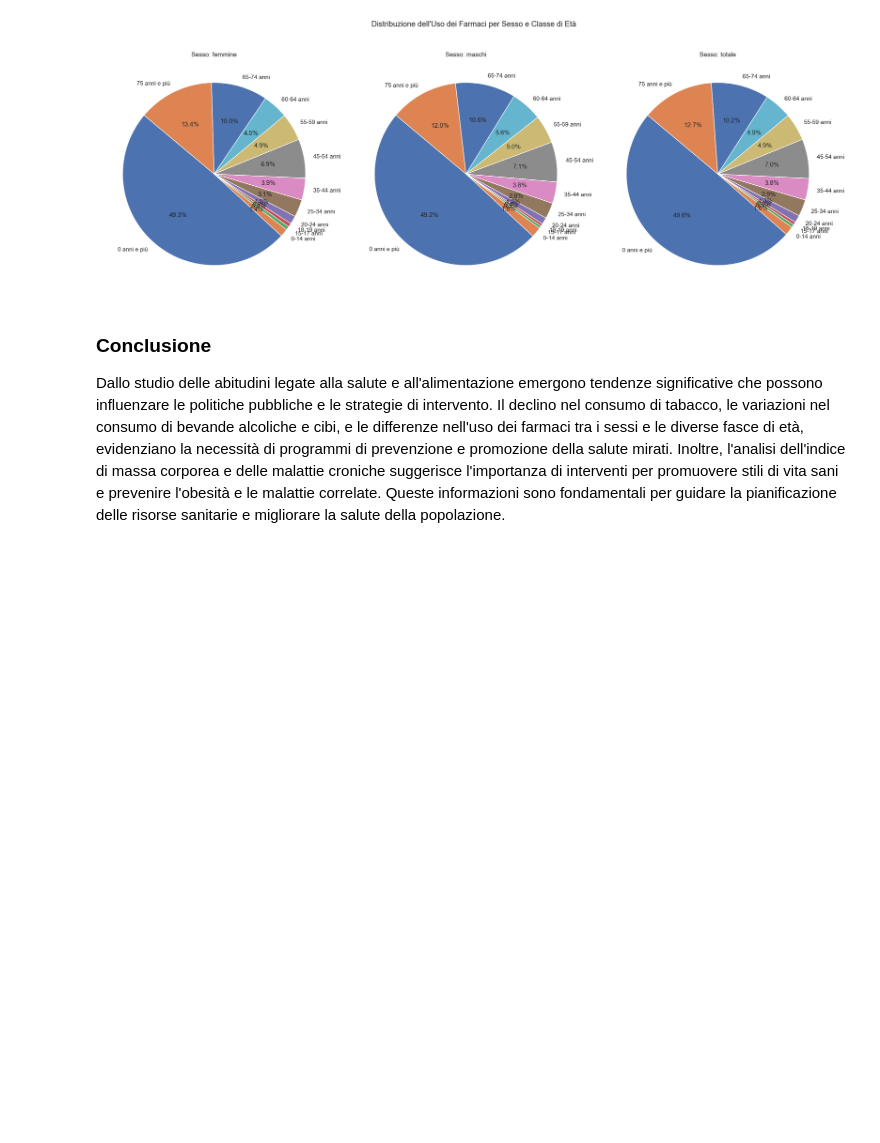
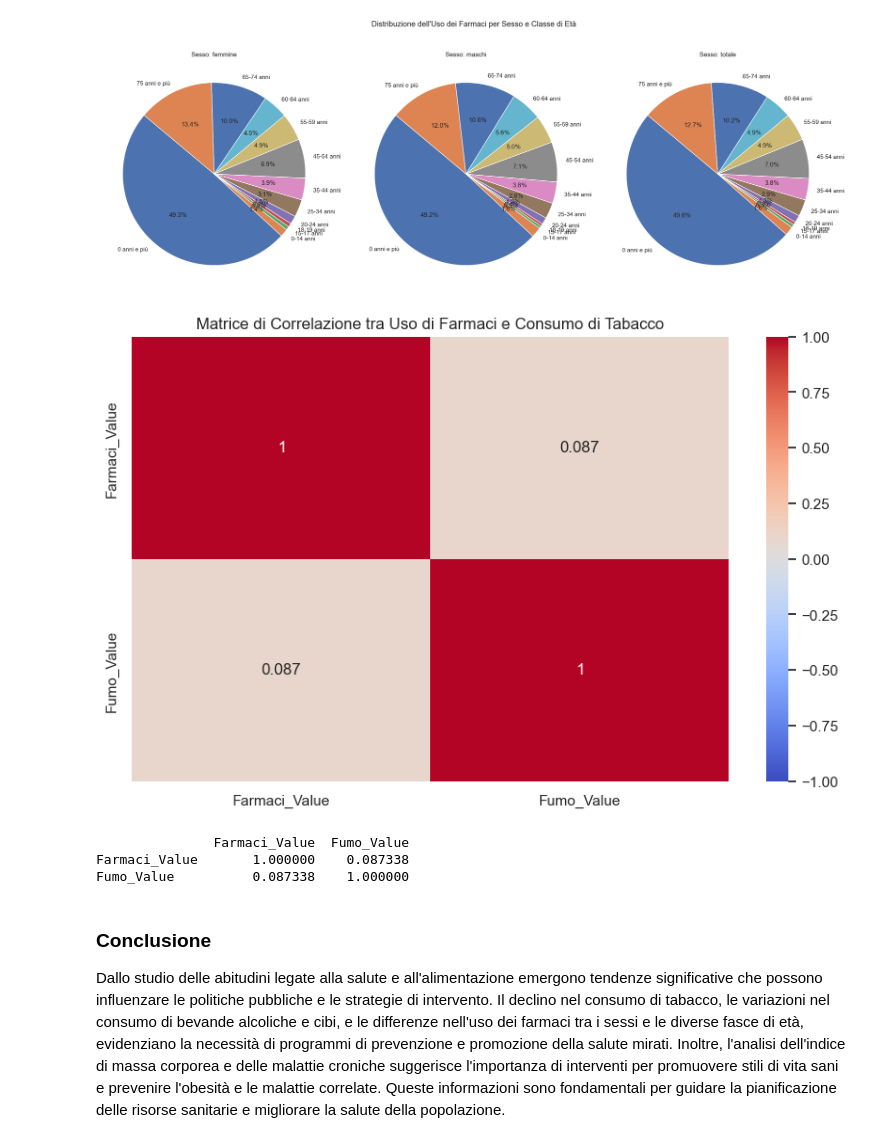
Before and after one commit to Umberto194/analisi-salute-alimentazione-2024, a Jupyter notebook: analisys.ipynb, the cells around one changed output. Cells and saved outputs as stored; diff of their text form; code cells hidden in the pictures; blank space fills up the shorter version.

Commit message:
add correlation matrix and update readme

```diff
--- a/analisys.ipynb
+++ b/analisys.ipynb
@@ -195,6 +199,36 @@ plt.tight_layout()
 plt.show()
 # %% [output]
 [figure]
+# %%
+# Esempio di matrice di correlazione
+
+# Carica i dati dai file CSV
+df_farmaci = pd.read_csv('dataset\\farmaci.csv', encoding='utf-8', delimiter=',')
+df_fumo = pd.read_csv('dataset\\fumo.csv', encoding='utf-8', delimiter=',')
+
+# Pulisce e seleziona le colonne necessarie per l'analisi
+df_farmaci_cleaned = df_farmaci[['Sesso', 'Classe di età', 'TIME', 'Value']].rename(columns={'Value': 'Farmaci_Value'})
+df_fumo_cleaned = df_fumo[['Sesso', 'Classe di età', 'TIME', 'Value']].rename(columns={'Value': 'Fumo_Value'})
+
+# Unisce i dataset sulla base di sesso, classe di età e anno
+merged_df = pd.merge(df_farmaci_cleaned, df_fumo_cleaned, on=['Sesso', 'Classe di età', 'TIME'])
+
+# Calcola la matrice di correlazione
+correlation_matrix = merged_df[['Farmaci_Value', 'Fumo_Value']].corr()
+
+# Visualizza la matrice di correlazione con una heatmap
+plt.figure(figsize=(10, 6))
+sns.heatmap(correlation_matrix, annot=True, cmap='coolwarm', vmin=-1, vmax=1)
+plt.title('Matrice di Correlazione tra Uso di Farmaci e Consumo di Tabacco')
+plt.show()
+
+# Restituisce la matrice di correlazione per determinare la positività della correlazione
+print(correlation_matrix)
+# %% [output]
+[figure, added]
+               Farmaci_Value  Fumo_Value
+Farmaci_Value       1.000000    0.087338
+Fumo_Value          0.087338    1.000000
 # %% [markdown]
 ### Conclusione
 Dallo studio delle abitudini legate alla salute e all'alimentazione emergono tendenze significative che possono influenzare le politiche pubbliche e le strategie di intervento. Il declino nel consumo di tabacco, le variazioni nel consumo di bevande alcoliche e cibi, e le differenze nell'uso dei farmaci tra i sessi e le diverse fasce di età, evidenziano la necessità di programmi di prevenzione e promozione della salute mirati. Inoltre, l'analisi dell'indice di massa corporea e delle malattie croniche suggerisce l'importanza di interventi per promuovere stili di vita sani e prevenire l'obesità e le malattie correlate. Queste informazioni sono fondamentali per guidare la pianificazione delle risorse sanitarie e migliorare la salute della popolazione.
```
Also changed, not shown: parts of 8 cells of this notebook, 1 other file.
